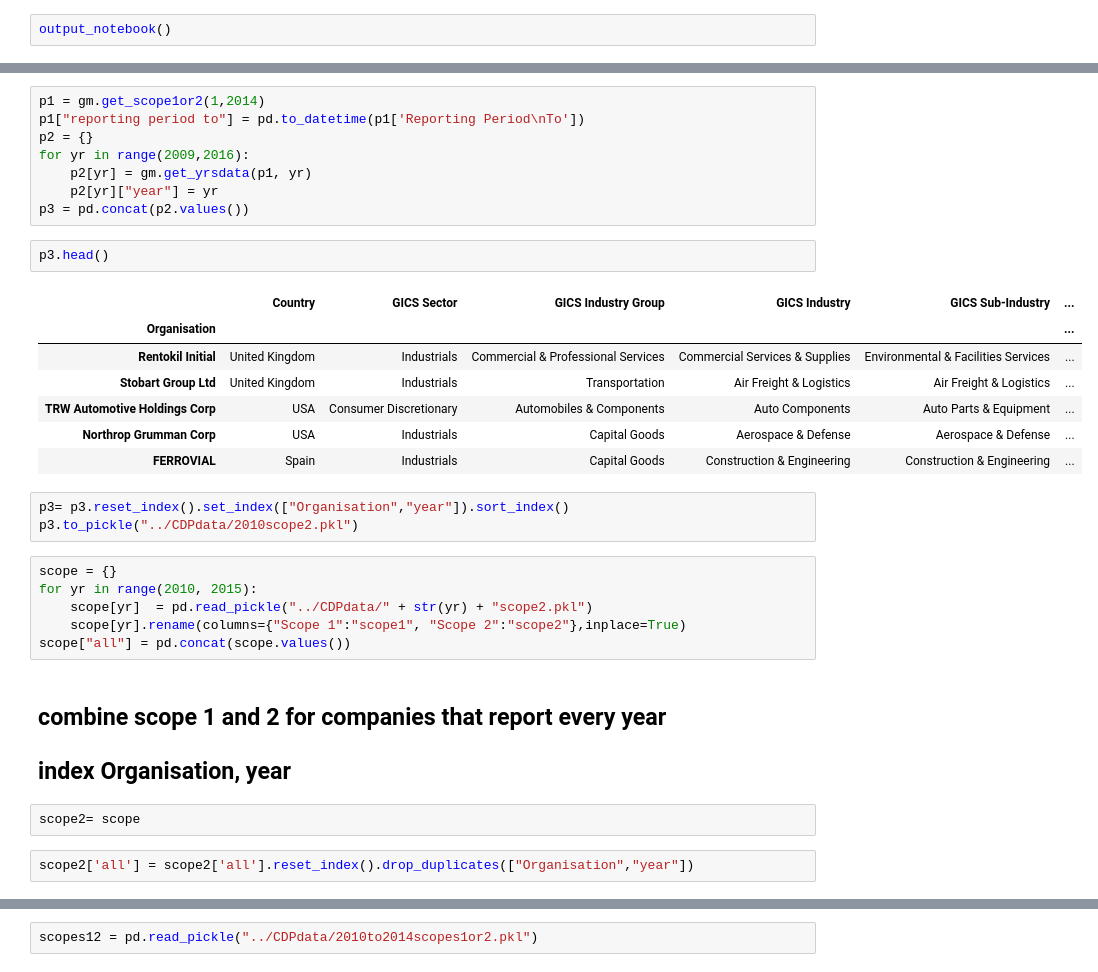
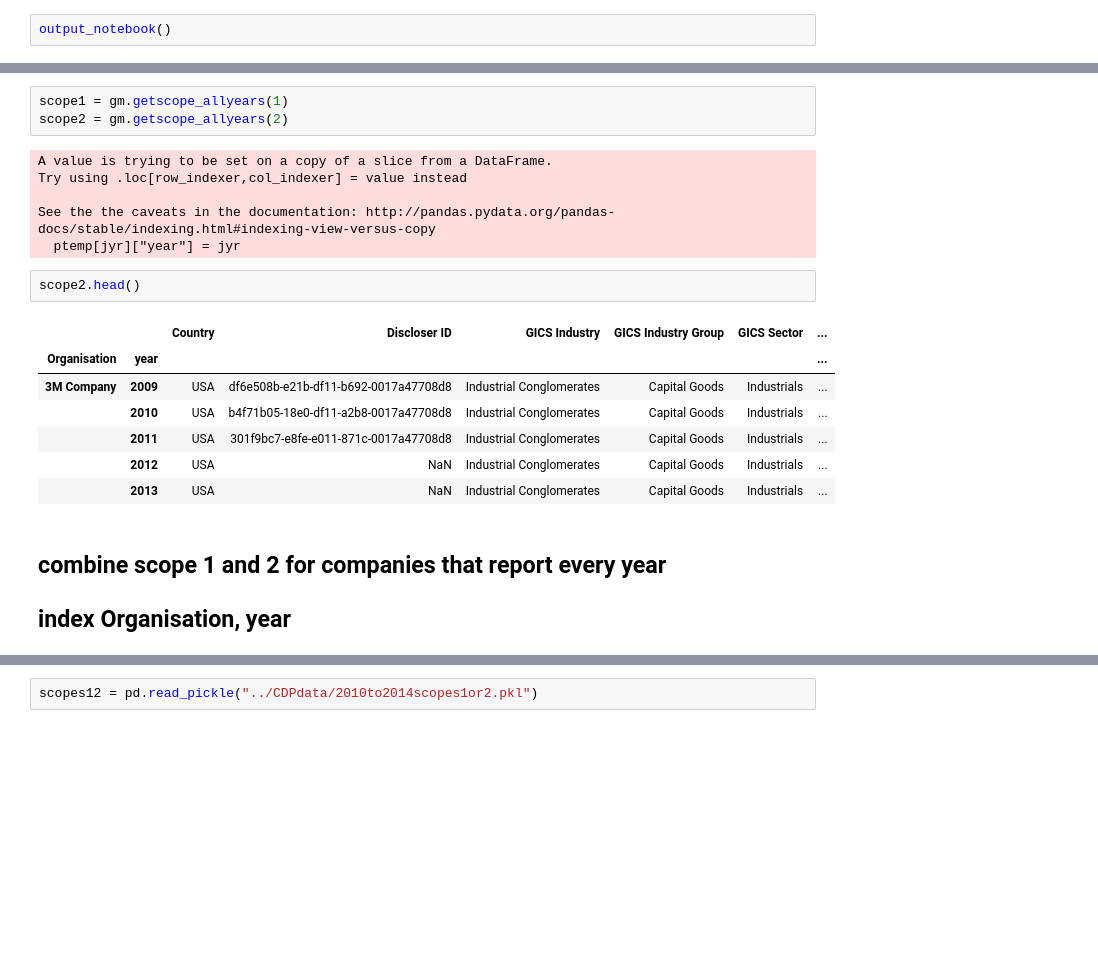
Before and after one commit to mirthbottle/ghg, a Jupyter notebook: abs emissions.ipynb, the cells around one changed output, grey strips where cells are left out. Cells and saved outputs as stored; diff of their text form; blank space fills up the shorter version.

Commit message:
redo gathering targets and financials and scope 12 emissions

```diff
--- a/abs emissions.ipynb
+++ b/abs emissions.ipynb
@@ -24,34 +24,22 @@ reload(gm)
-# %%
-p1 = gm.get_scope1or2(1,2014)
-p1["reporting period to"] = pd.to_datetime(p1['Reporting Period\nTo'])
-p2 = {}
-for yr in range(2009,2016):
-    p2[yr] = gm.get_yrsdata(p1, yr)
-    p2[yr]["year"] = yr
-p3 = pd.concat(p2.values())
+# %%
+scope1 = gm.getscope_allyears(1)
+scope2 = gm.getscope_allyears(2)
+# %% [output]
+A value is trying to be set on a copy of a slice from a DataFrame.
+Try using .loc[row_indexer,col_indexer] = value instead
+
+See the the caveats in the documentation: http://pandas.pydata.org/pandas-docs/stable/indexing.html#indexing-view-versus-copy
+  ptemp[jyr]["year"] = jyr
 # %%
-p3.head()
+scope2.head()
 # %% [output]
-|  | Country | GICS Sector | GICS Industry Group | GICS Industry | GICS Sub-Industry | ... |
-| Organisation |  |  |  |  |  | ... |
-| Rentokil Initial | United Kingdom | Industrials | Commercial & Professional Services | Commercial Services & Supplies | Environmental & Facilities Services | ... |
-| Stobart Group Ltd | United Kingdom | Industrials | Transportation | Air Freight & Logistics | Air Freight & Logistics | ... |
-| TRW Automotive Holdings Corp | USA | Consumer Discretionary | Automobiles & Components | Auto Components | Auto Parts & Equipment | ... |
-| Northrop Grumman Corp | USA | Industrials | Capital Goods | Aerospace & Defense | Aerospace & Defense | ... |
-| FERROVIAL | Spain | Industrials | Capital Goods | Construction & Engineering | Construction & Engineering | ... |
+|  |  | Country | Discloser ID | GICS Industry | GICS Industry Group | GICS Sector | ... |
+| Organisation | year |  |  |  |  |  | ... |
+| 3M Company | 2009 | USA | df6e508b-e21b-df11-b692-0017a47708d8 | Industrial Conglomerates | Capital Goods | Industrials | ... |
+|  | 2010 | USA | b4f71b05-18e0-df11-a2b8-0017a47708d8 | Industrial Conglomerates | Capital Goods | Industrials | ... |
+|  | 2011 | USA | 301f9bc7-e8fe-e011-871c-0017a47708d8 | Industrial Conglomerates | Capital Goods | Industrials | ... |
+|  | 2012 | USA | NaN | Industrial Conglomerates | Capital Goods | Industrials | ... |
+|  | 2013 | USA | NaN | Industrial Conglomerates | Capital Goods | Industrials | ... |
-# %%
-p3= p3.reset_index().set_index(["Organisation","year"]).sort_index()
-p3.to_pickle("../CDPdata/2010scope2.pkl")
-# %%
-scope = {}
-for yr in range(2010, 2015):
-    scope[yr]  = pd.read_pickle("../CDPdata/" + str(yr) + "scope2.pkl")
-    scope[yr].rename(columns={"Scope 1":"scope1", "Scope 2":"scope2"},inplace=True)
-scope["all"] = pd.concat(scope.values())
 # %% [markdown]
 ## combine scope 1 and 2 for companies that report every year
 ## index Organisation, year
-# %%
-scope2= scope
-# %%
-scope2['all'] = scope2['all'].reset_index().drop_duplicates(["Organisation","year"])
```
Also changed, not shown: parts of 23 cells of this notebook, 11 other files.
